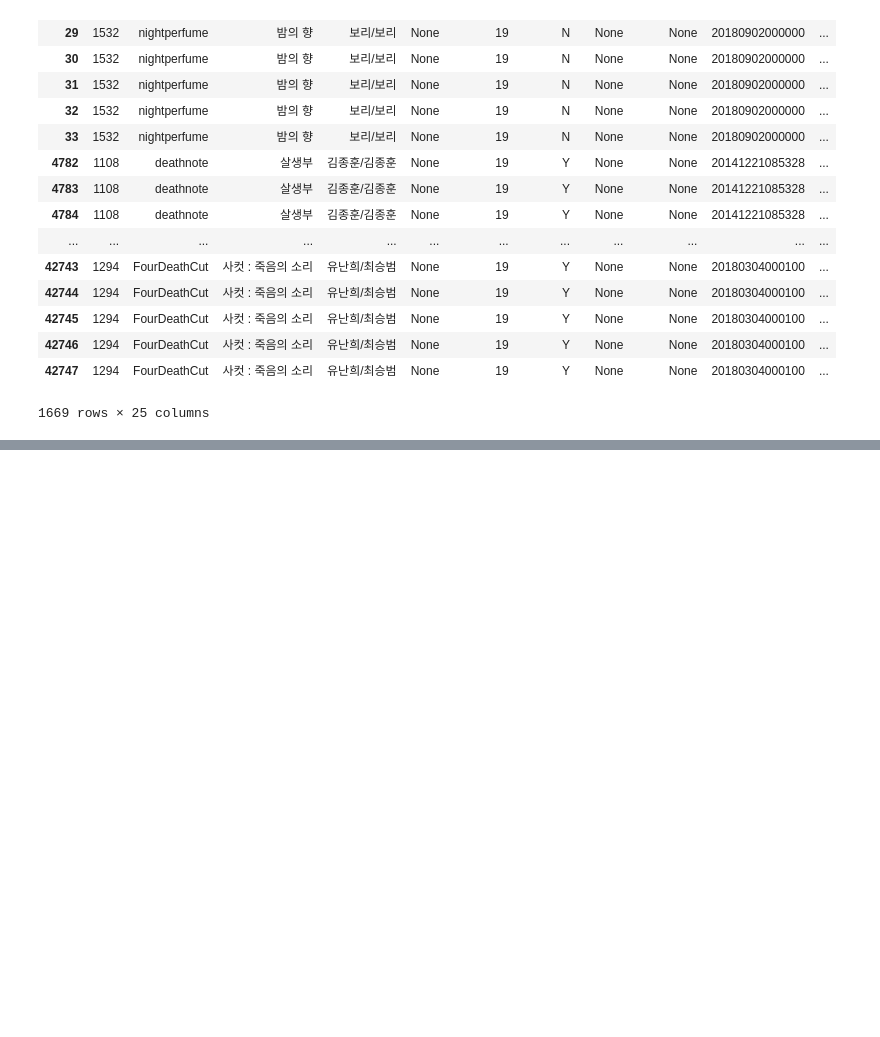
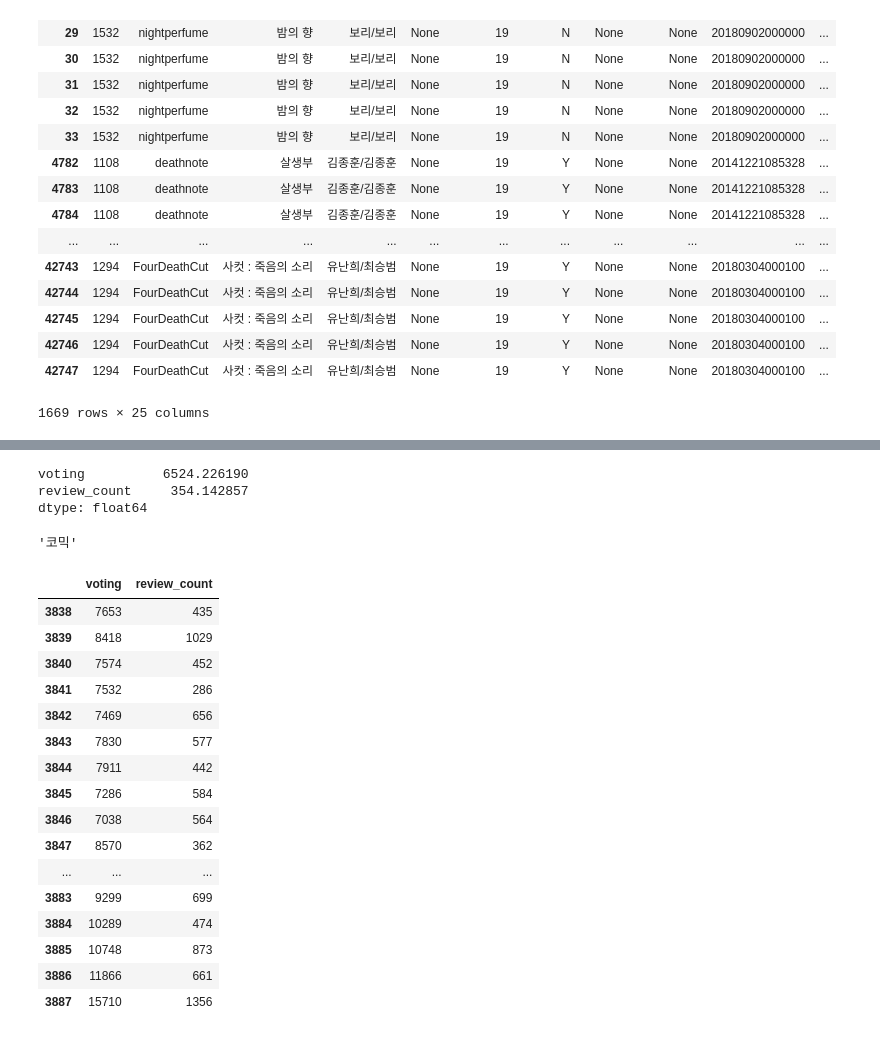
Before and after one commit to brightscannon/Webtoon_recommand_system, a Jupyter notebook: 1_Daum_EDA.ipynb, the cells around one changed output, grey strips where cells are left out. Saved outputs shown, nothing was run; the diff lists cells and outputs as text; code cells hidden in the pictures; blank space fills up the shorter version.

```diff
--- a/1_Daum_EDA.ipynb
+++ b/1_Daum_EDA.ipynb
@@ -924,0 +1024,26 @@ merged_df[merged_df['ageGrade']>0]
+# %%
+merged_df[(merged_df['id_x']==1133)][['voting','review_count']].agg(np.mean)
+merged_df[merged_df['id_x']==1133]['genres'].reset_index(drop=True)[0]
+merged_df[(merged_df['id_x']==1133)][['voting','review_count']].iloc[-50:,:]
+# %% [output]
+voting          6524.226190
+review_count     354.142857
+dtype: float64
+'코믹'
+|  | voting | review_count |
+| 3838 | 7653 | 435 |
+| 3839 | 8418 | 1029 |
+| 3840 | 7574 | 452 |
+| 3841 | 7532 | 286 |
+| 3842 | 7469 | 656 |
+| 3843 | 7830 | 577 |
+| 3844 | 7911 | 442 |
+| 3845 | 7286 | 584 |
+| 3846 | 7038 | 564 |
+| 3847 | 8570 | 362 |
+| ... | ... | ... |
+| 3883 | 9299 | 699 |
+| 3884 | 10289 | 474 |
+| 3885 | 10748 | 873 |
+| 3886 | 11866 | 661 |
+| 3887 | 15710 | 1356 |
```
Also changed, not shown: parts of 11 cells of this notebook.
